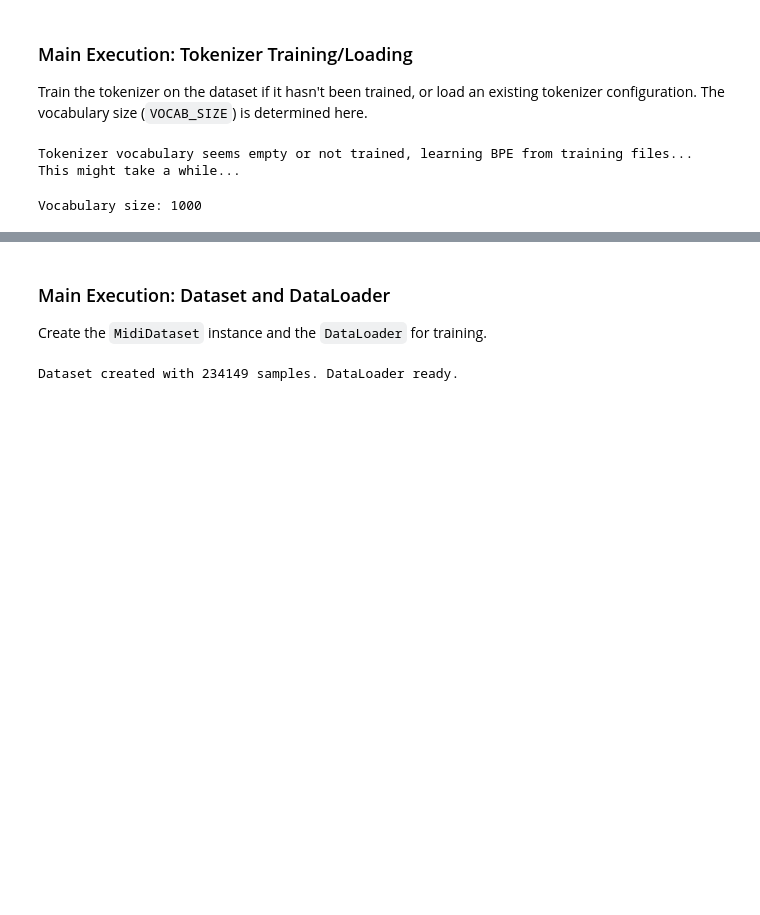
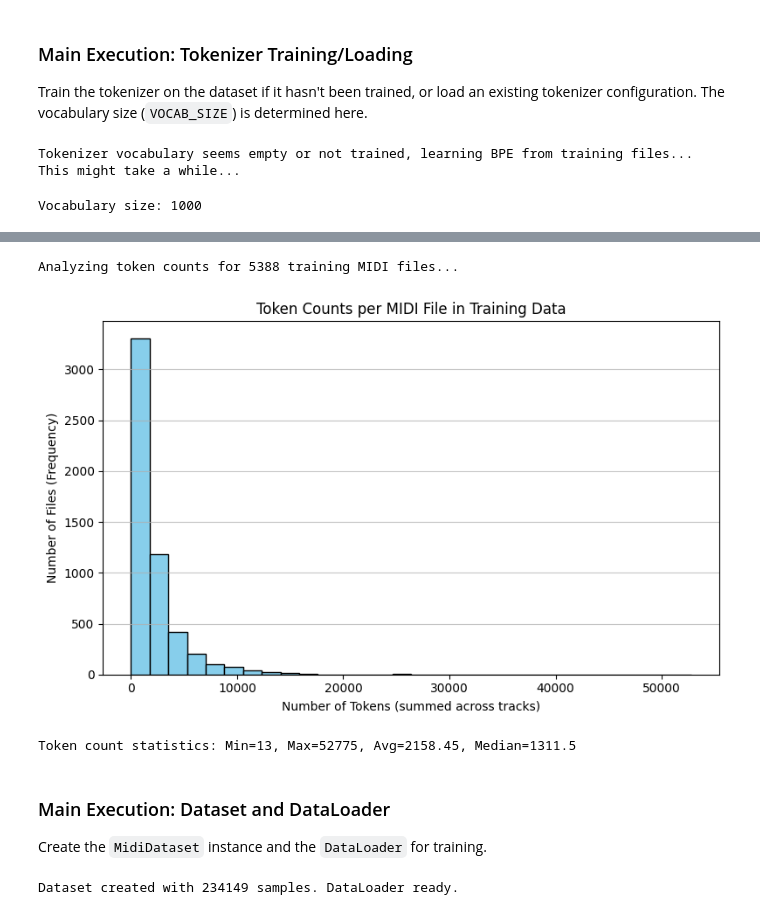
Before and after one commit to TerenceTan1021/153R_Assignment2, a Jupyter notebook: Symbolic(Conditional)/Symbolic_Conditional_PyTorch.ipynb, the cells around one changed output, grey strips where cells are left out. Saved outputs shown, nothing was run; the diff lists cells and outputs as text; code cells hidden in the pictures; blank space fills up the shorter version.

```diff
--- a/Symbolic(Conditional)/Symbolic_Conditional_PyTorch.ipynb
+++ b/Symbolic(Conditional)/Symbolic_Conditional_PyTorch.ipynb
@@ -430,3 +434,46 @@ Vocabulary size: 1000
+# %%
+import matplotlib.pyplot as plt
+import numpy as np
+
+# Ensure training_midi_files and tokenizer are defined and populated from previous cells.
+if 'training_midi_files' in globals() and training_midi_files and 'tokenizer' in globals() and tokenizer.is_trained:
+    note_counts = []
+    print(f"Analyzing token counts for {len(training_midi_files)} training MIDI files...")
+    for midi_path in training_midi_files:
+        try:
+            # Tokenise the whole file (list of TokenSequence, one per track)
+            tokenised_tracks = tokenizer(midi_path)
+            if not tokenised_tracks:
+                print(f"Skipping {midi_path}: Tokenizer returned empty list.")
+                continue
+            # Sum the lengths of all tracks inside the file
+            total_tokens = sum(len(ts.ids) for ts in tokenised_tracks)
+            if total_tokens == 0:
+                print(f"Skipping {midi_path}: No tokens found after tokenization.")
+                continue
+            note_counts.append(total_tokens)
+        except Exception as e:
+            print(f"Skipping {midi_path} due to error: {e}")
+            # traceback.print_exc() # Uncomment for detailed error
+
+    if note_counts:
+        plt.figure(figsize=(8, 5)) # Adjusted size for better readability
+        plt.hist(note_counts, bins=30, color='skyblue', edgecolor='black') # 30-bin histogram
+        plt.title("Token Counts per MIDI File in Training Data")
+        plt.xlabel("Number of Tokens (summed across tracks)")
+        plt.ylabel("Number of Files (Frequency)")
+        plt.grid(axis='y', alpha=0.75)
+        plt.tight_layout()
+        plt.show()
+        print(f"Token count statistics: Min={np.min(note_counts)}, Max={np.max(note_counts)}, Avg={np.mean(note_counts):.2f}, Median={np.median(note_counts)}")
+    else:
+        print("No token counts collected – check tokenizer, file list, or individual file processing.")
+else:
+    print("Skipping token count histogram: `training_midi_files` list not found/empty, `tokenizer` not found, or tokenizer not trained.")
+# %% [output]
+Analyzing token counts for 5388 training MIDI files...
+[figure, added]
+Token count statistics: Min=13, Max=52775, Avg=2158.45, Median=1311.5
 # %% [markdown]
 ### Main Execution: Dataset and DataLoader
 
```
Also changed, not shown: parts of 1 cell of this notebook, 2 other files.
